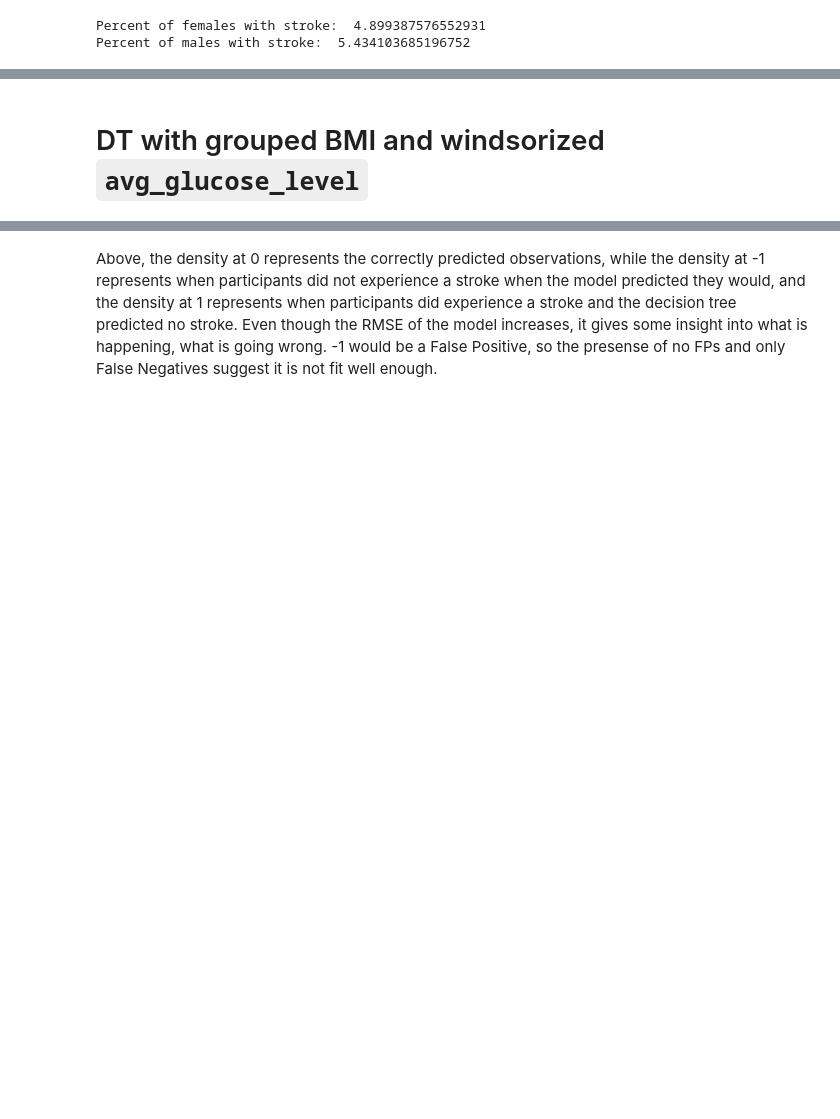
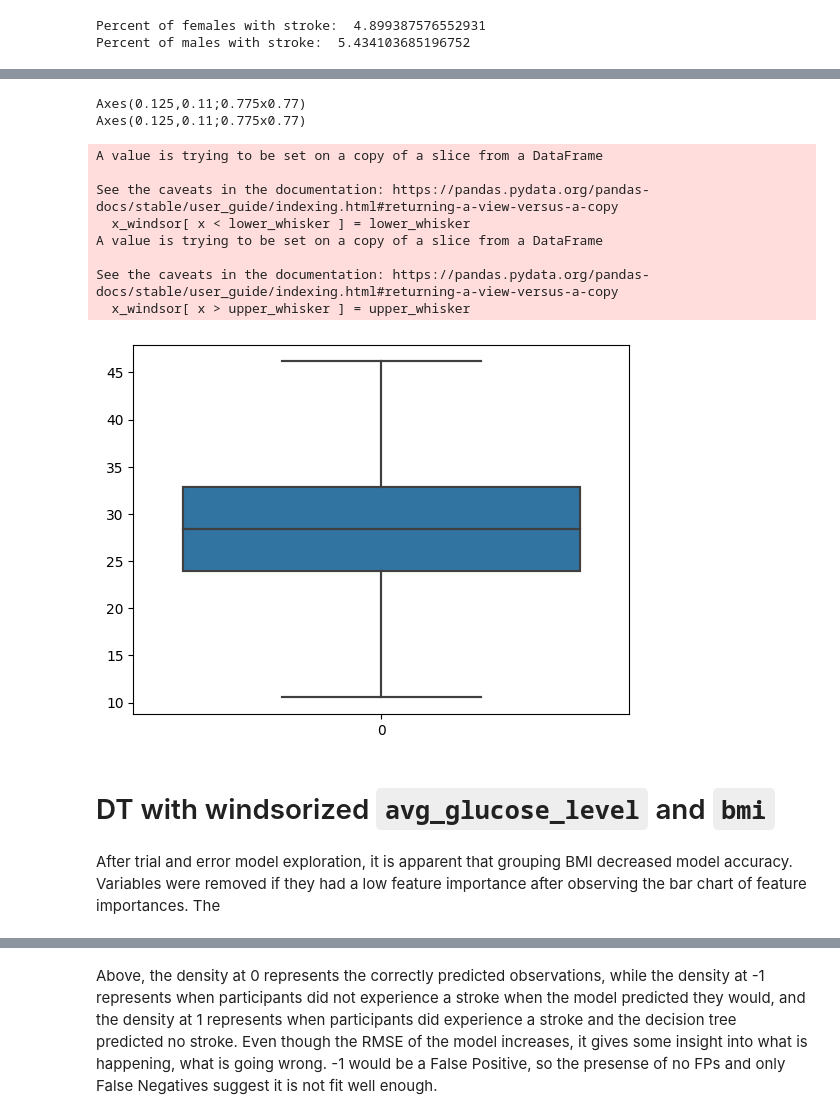
Before and after one commit to DS3001/group9, a Jupyter notebook: project_2/lab2.ipynb, the cells around one changed output, grey strips where cells are left out. Drawn from its saved outputs; the diff is of its cells as text; code cells hidden in the pictures; blank space fills up the shorter version.

```diff
--- a/project_2/lab2.ipynb
+++ b/project_2/lab2.ipynb
@@ -353,2 +353,20 @@ See the caveats in the documentation: https://pandas.pydata.org/pandas-docs/stab
+# %%
+print(sns.boxplot(df_train_ohe['bmi']))
+df_train_ohe['bmi'] = windsorize(df_train_ohe['bmi'])
+print(sns.boxplot(df_train_ohe['bmi']))
+# %% [output]
+Axes(0.125,0.11;0.775x0.77)
+Axes(0.125,0.11;0.775x0.77)
+A value is trying to be set on a copy of a slice from a DataFrame
+
+See the caveats in the documentation: https://pandas.pydata.org/pandas-docs/stable/user_guide/indexing.html#returning-a-view-versus-a-copy
+  x_windsor[ x < lower_whisker ] = lower_whisker
+A value is trying to be set on a copy of a slice from a DataFrame
+
+See the caveats in the documentation: https://pandas.pydata.org/pandas-docs/stable/user_guide/indexing.html#returning-a-view-versus-a-copy
+  x_windsor[ x > upper_whisker ] = upper_whisker
+[figure, added]
 # %% [markdown]
-# DT with grouped BMI and windsorized `avg_glucose_level`
+# DT with windsorized `avg_glucose_level` and `bmi`
+# %% [markdown]
+After trial and error model exploration, it is apparent that grouping BMI decreased model accuracy. Variables were removed if they had a low feature importance after observing the bar chart of feature importances. The
```
Also changed, not shown: parts of 11 cells of this notebook.
